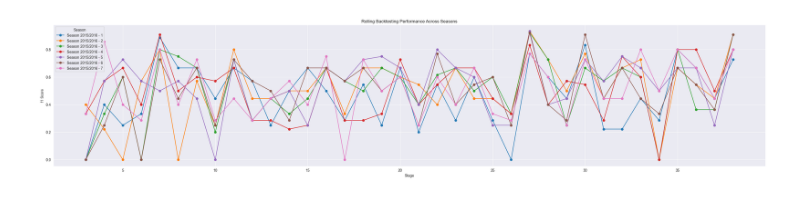
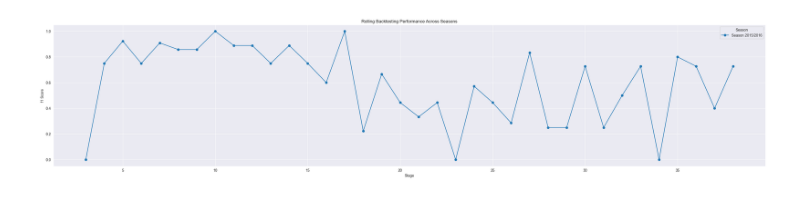
Before and after one commit to kamil0920/football_result_prediction-v2, a Jupyter notebook: src/backtesting/backtesting.ipynb, the cells around one changed output. Cells and saved outputs as stored; diff of their text form; code cells hidden in the pictures.

```diff
--- a/src/backtesting/backtesting.ipynb
+++ b/src/backtesting/backtesting.ipynb
@@ -3,7 +3,7 @@ import pandas as pd
 import matplotlib.pyplot as plt
 # %%
 # df_matches = pd.read_csv('../../data/preprocessed/preprocessed_1.csv')
-df_matches = pd.read_csv('../../data/preprocessed/X_binned.csv')
+df_matches = pd.read_csv('../../data/preprocessed/imputed_data.csv')
 df_matches.sort_values(by=["season", "stage", "date"], inplace=True)
 # %%
 from xgboost import XGBClassifier
@@ -173,17 +142,16 @@ misclassifications_df
 # %%
 plt.figure(figsize=(35, 7))
-for season in results_df["season"].unique():
-    season_results = results_df[results_df["season"] == season]
-    plt.plot(season_results["stage"], season_results["f1_score"], marker="o", label=f"Season {season}")
+
+plt.plot(results_df["stage"], results_df["f1_score"], marker="o", label=f"Season {season}")
 
 plt.xlabel("Stage")
 plt.ylabel("f1 Score")
 plt.title("Rolling Backtesting Performance Across Seasons")
 plt.legend(title="Season")
 plt.grid(True)
 plt.show()
 # %% [output]
-[figure, old version]
+[figure, new version]
 # %%
 avg_results = results_df.groupby("season")["f1_score"].mean().reset_index()
 avg_results.rename(columns={"f1_score": "avg_f1_score"}, inplace=True)
```
Also changed, not shown: parts of 5 cells of this notebook, 7 other files.
